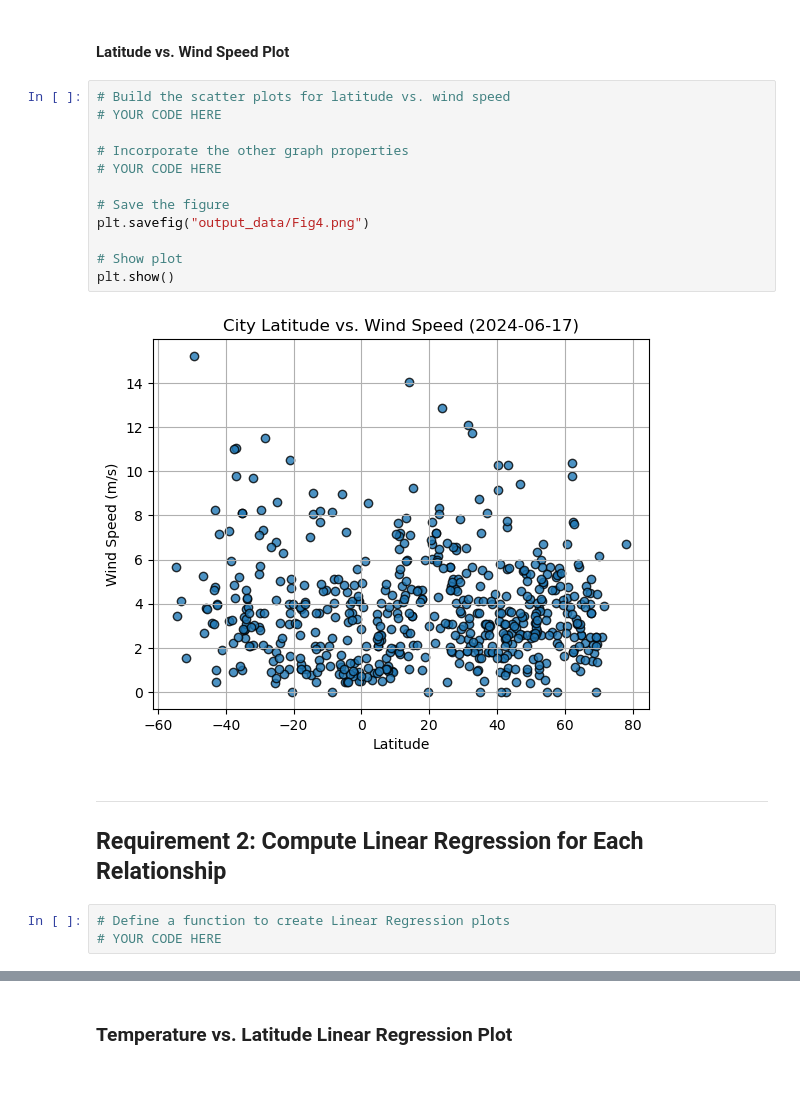
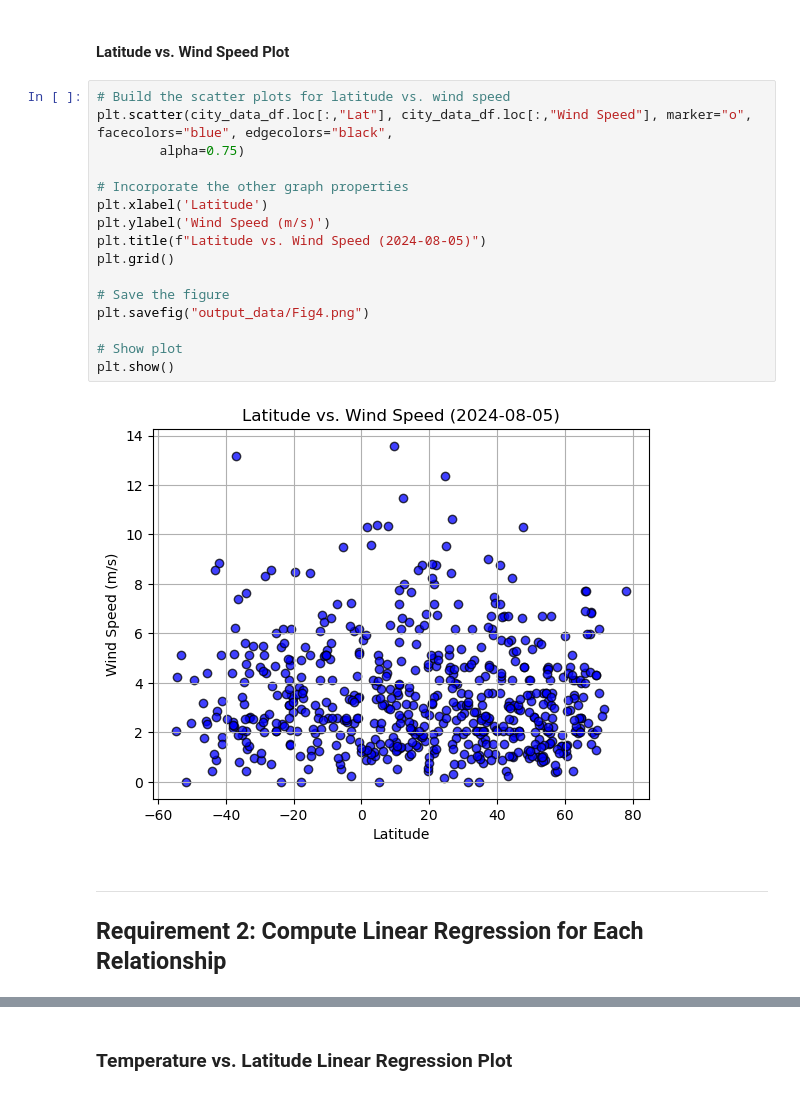
Before and after one commit to ZaneHuttinga/python-api-challenge, a Jupyter notebook: WeatherPy/WeatherPy.ipynb, the cells around one changed output, grey strips where cells are left out. Cells and saved outputs as stored; diff of their text form.

```diff
--- a/WeatherPy/WeatherPy.ipynb
+++ b/WeatherPy/WeatherPy.ipynb
@@ -244,22 +252,23 @@ plt.show()
 #### Latitude vs. Wind Speed Plot
 # %%
 # Build the scatter plots for latitude vs. wind speed
-# YOUR CODE HERE
+plt.scatter(city_data_df.loc[:,"Lat"], city_data_df.loc[:,"Wind Speed"], marker="o", facecolors="blue", edgecolors="black",
+        alpha=0.75)
 
 # Incorporate the other graph properties
-# YOUR CODE HERE
+plt.xlabel('Latitude')
+plt.ylabel('Wind Speed (m/s)')
+plt.title(f"Latitude vs. Wind Speed (2024-08-05)")
+plt.grid()
 
 # Save the figure
 plt.savefig("output_data/Fig4.png")
 
 # Show plot
 plt.show()
 # %% [output]
-[figure, old version]
+[figure, new version]
 # %% [markdown]
 ---
 
 ## Requirement 2: Compute Linear Regression for Each Relationship
-# %%
-# Define a function to create Linear Regression plots
-# YOUR CODE HERE
```
Also changed, not shown: parts of 9 cells of this notebook, 3 other files.
